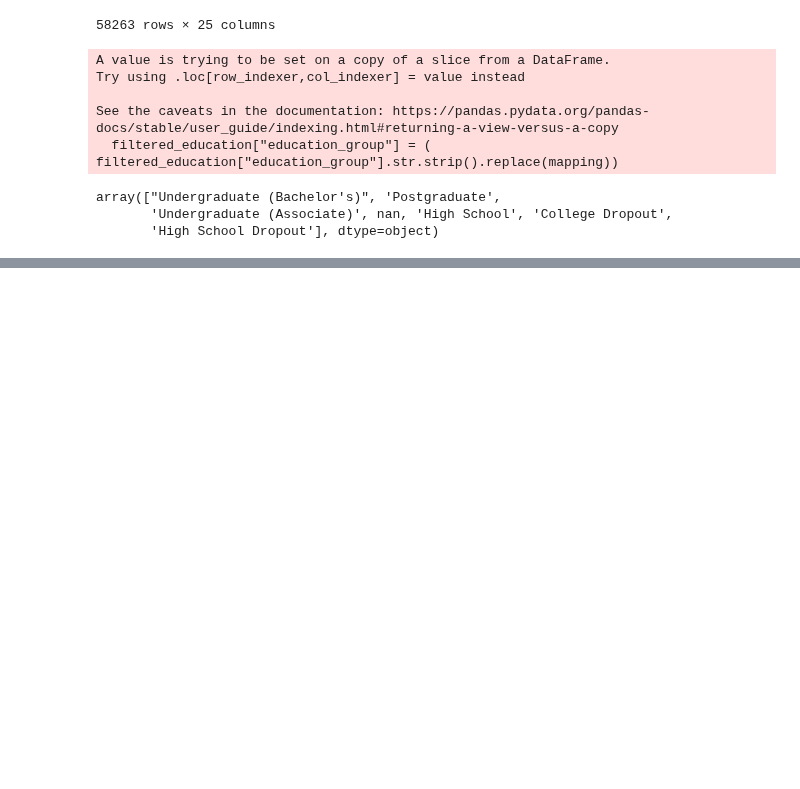
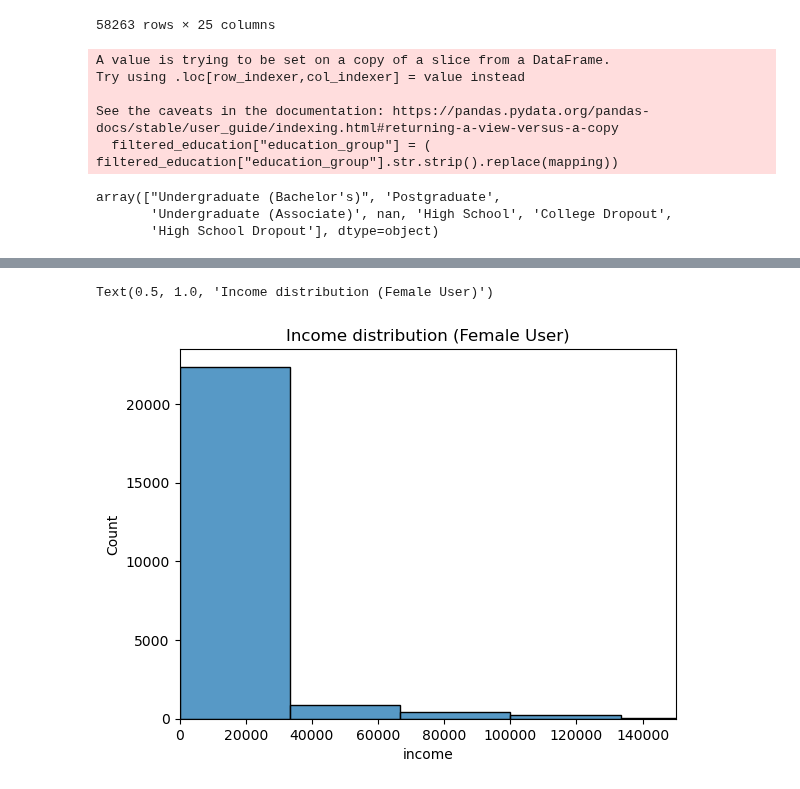
Before and after one commit to radiah23/OkCupid-Data-Analysis, a Jupyter notebook: main.ipynb, the cells around one changed output, grey strips where cells are left out. Saved outputs shown, nothing was run; the diff lists cells and outputs as text; code cells hidden in the pictures; blank space fills up the shorter version.

```diff
--- a/main.ipynb
+++ b/main.ipynb
@@ -281,0 +308,9 @@ Chi2ContingencyResult(statistic=np.float64(466.1600806007988), pvalue=np.float64
+# %%
+
+mask_m= profile_df["sex"] == "m"
+mask_f = profile_df["sex"] == "f"
+female_data = profile_df[mask_f]
+
+male_data = profile_df[mask_m]
+print(female_data.describe())
+print(male_data.describe())
@@ -281,0 +347,8 @@ Chi2ContingencyResult(statistic=np.float64(466.1600806007988), pvalue=np.float64
+# %%
+sns.histplot(data=female_data, x="income", bins=30, stat="count", kde=False)
+plt.xscale("linear")
+plt.xlim(0, 150000)
+plt.title("Income distribution (Female User)")
+# %% [output]
+Text(0.5, 1.0, 'Income distribution (Female User)')
+[figure, added]
```
Also changed, not shown: parts of 16 cells of this notebook.
